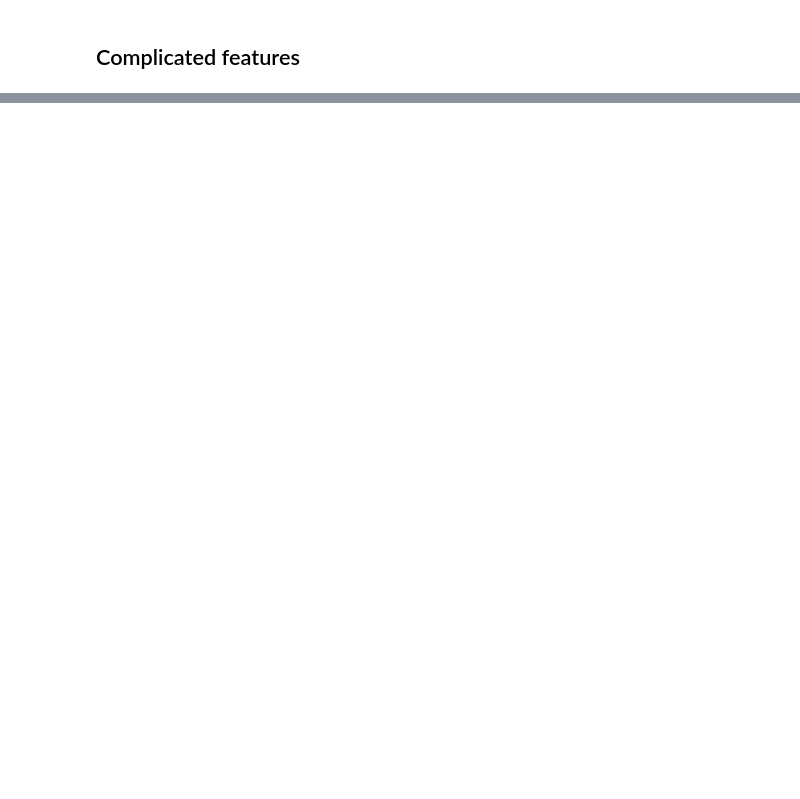
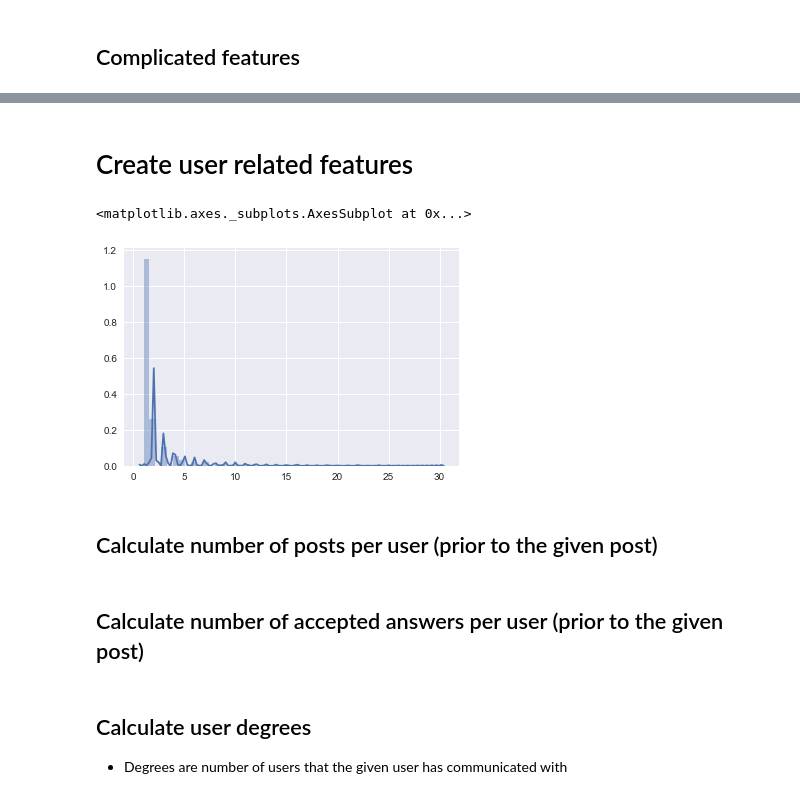
Before and after one commit to ofrik/stackoverflow-good-questions-analysis, a Jupyter notebook: Data preperation.ipynb, the cells around one changed output, grey strips where cells are left out. Cells and saved outputs as stored; diff of their text form; code cells hidden in the pictures; blank space fills up the shorter version.

```diff
--- a/Data preperation.ipynb
+++ b/Data preperation.ipynb
@@ -255,3 +237,15 @@ def get_topic_labels(x):
 posts_df["topics_labels"] = posts_df["Tags"].map(get_topic_labels)
 # %%
 #lda = LDA(n_components=number_of_topics).fit(posts_df["Body"],posts_df["topics_labels"])
+# %% [markdown]
+# Create user related features
+# %%
+post_to_user_map = {k:v for k,v in zip(posts_df['Id'],posts_df['OwnerUserId'])}
+user_to_num_of_posts_map = Counter(list(post_to_user_map.values()))
+post_counts=sorted(list(user_to_num_of_posts_map.values()))
+sns.distplot(post_counts[:int(len(post_counts)*0.99)])
+# %% [output]
+<matplotlib.axes._subplots.AxesSubplot at 0x...>
+[figure, added]
+# %% [markdown]
+## Calculate number of posts per user (prior to the given post)
@@ -257,0 +264,2 @@ posts_df["topics_labels"] = posts_df["Tags"].map(get_topic_labels)
+# %% [markdown]
+## Calculate number of accepted answers per user (prior to the given post)
@@ -257,0 +280,3 @@ posts_df["topics_labels"] = posts_df["Tags"].map(get_topic_labels)
+# %% [markdown]
+## Calculate user degrees
+* Degrees are number of users that the given user has communicated with
```
Also changed, not shown: parts of 26 cells of this notebook.
